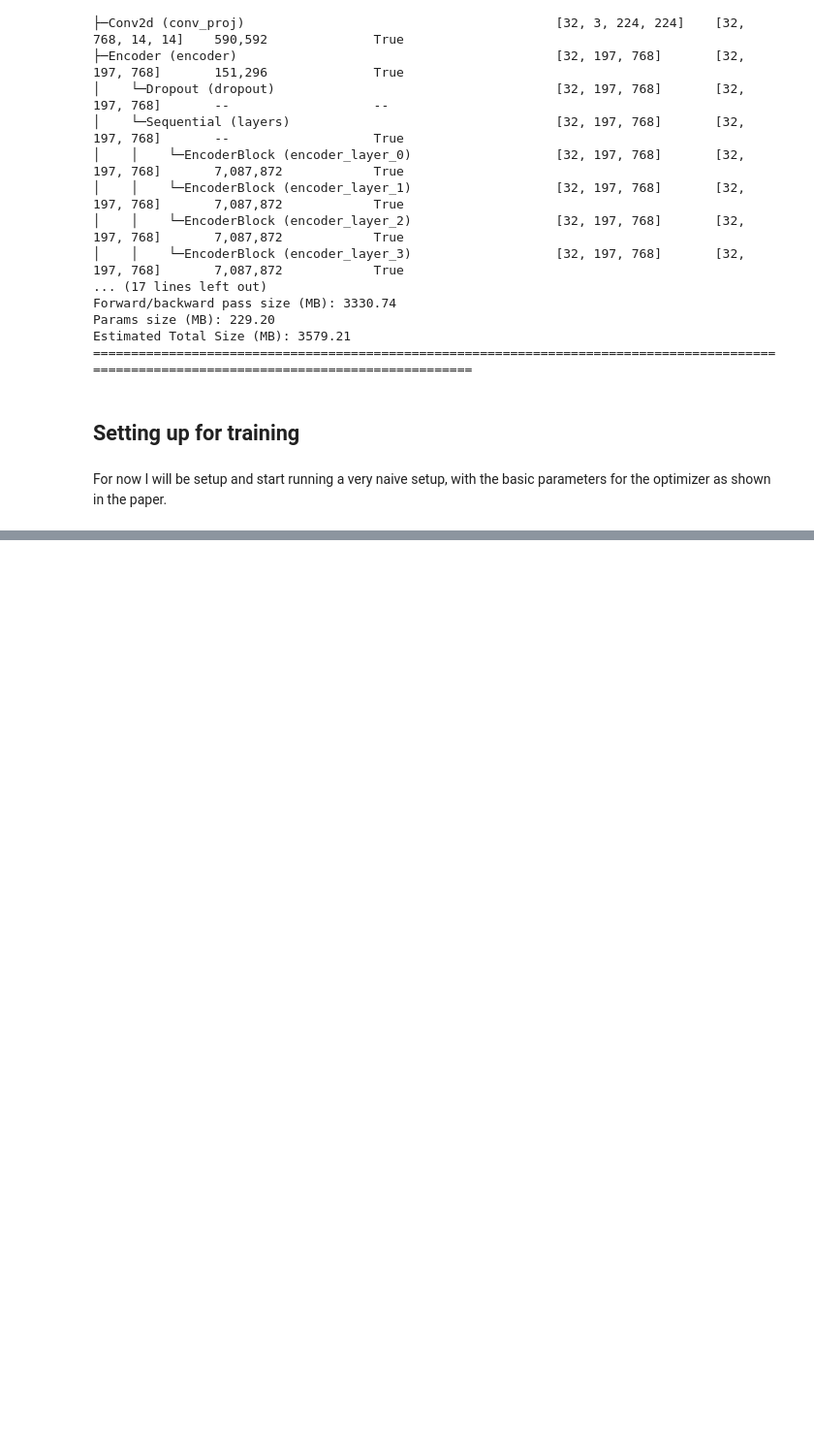
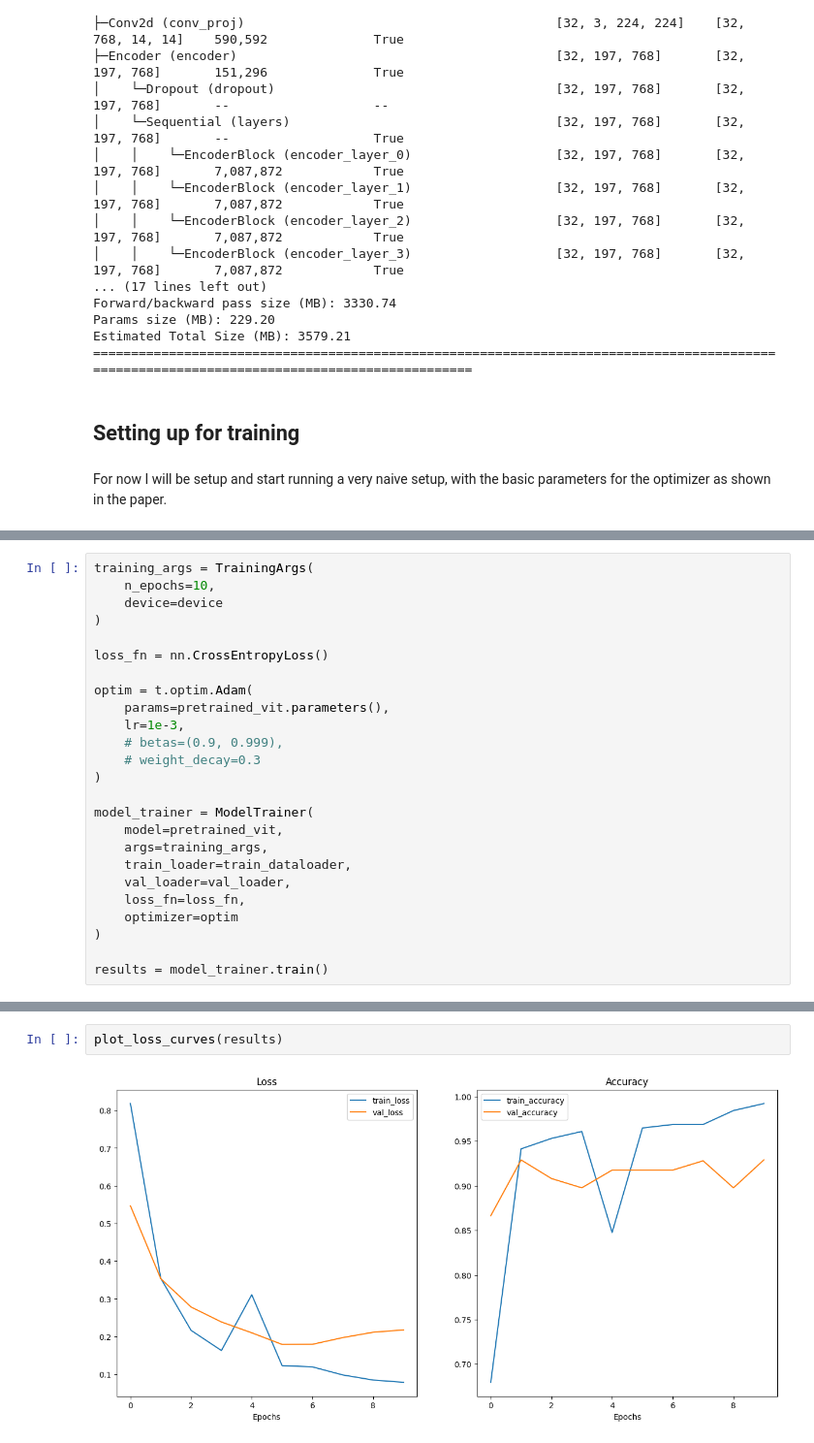
Before and after one commit to lucamodica/vit-from-scratch, a Jupyter notebook: notebooks/vit-from-sractch.ipynb, the cells around one changed output, grey strips where cells are left out. Shown at 97% size. Drawn from its saved outputs; the diff is of its cells as text; blank space fills up the shorter version.

```diff
--- a/notebooks/vit-from-sractch.ipynb
+++ b/notebooks/vit-from-sractch.ipynb
@@ -748,0 +848,25 @@ KeyboardInterrupt:
+# %%
+training_args = TrainingArgs(
+    n_epochs=10,
+    device=device
+)
+
+loss_fn = nn.CrossEntropyLoss()
+
+optim = t.optim.Adam(
+    params=pretrained_vit.parameters(),
+    lr=1e-3,
+    # betas=(0.9, 0.999),
+    # weight_decay=0.3
+)
+
+model_trainer = ModelTrainer(
+    model=pretrained_vit,
+    args=training_args,
+    train_loader=train_dataloader,
+    val_loader=val_loader,
+    loss_fn=loss_fn,
+    optimizer=optim
+)
+
+results = model_trainer.train()
@@ -748,0 +893,4 @@ KeyboardInterrupt:
+# %%
+plot_loss_curves(results)
+# %% [output]
+[figure, added]
```
Also changed, not shown: parts of 13 cells of this notebook, 2 other files.
